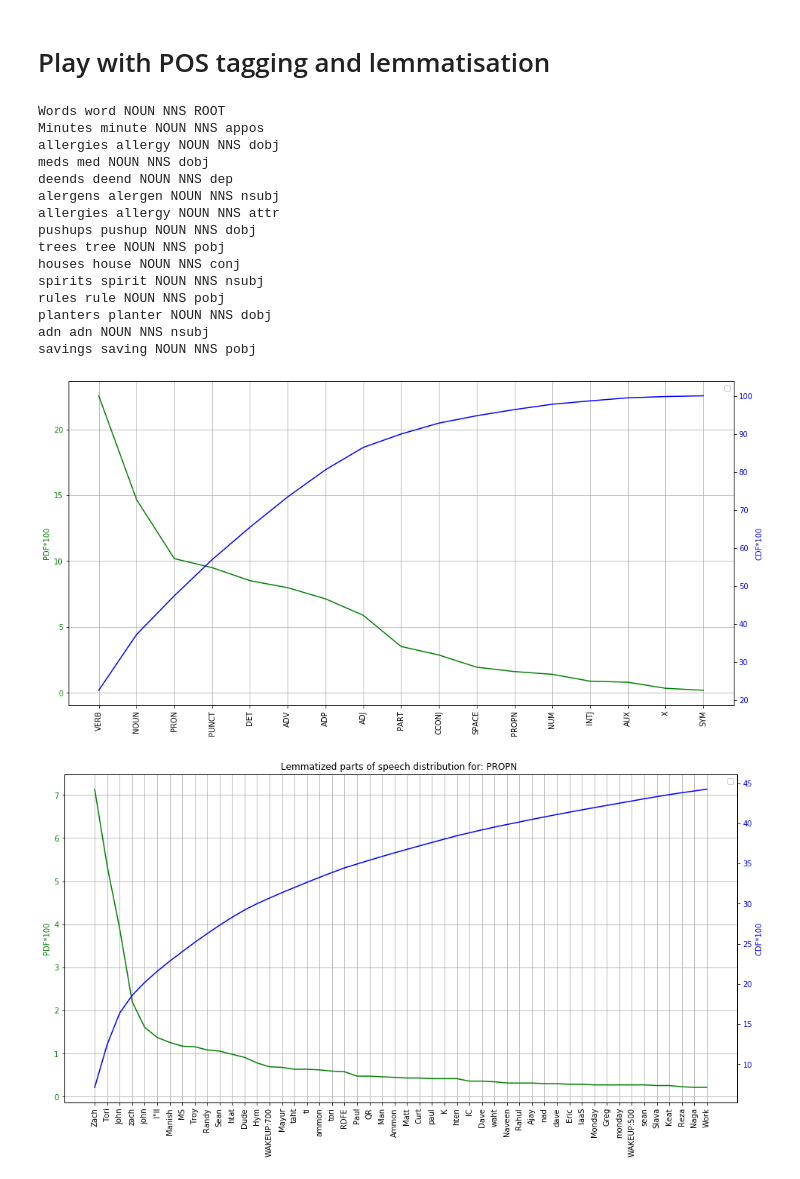
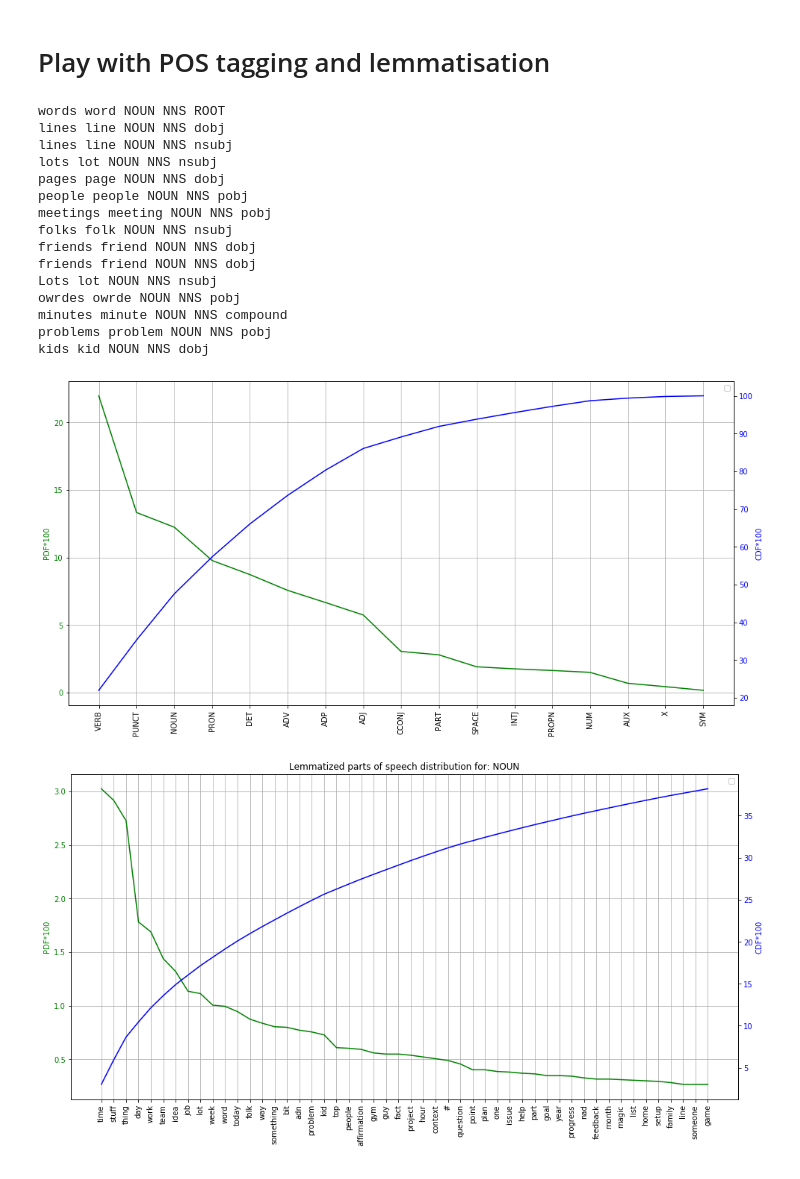
Before and after one commit to idvorkin/jupyter, a Jupyter notebook: PlayNLP.ipynb, the cells around one changed output. Drawn from its saved outputs; the diff is of its cells as text; code cells hidden in the pictures.

```diff
--- a/PlayNLP.ipynb
+++ b/PlayNLP.ipynb
@@ -42,8 +45,8 @@ from nltk.tokenize import word_tokenize
 from pathlib import Path
 
 # Load corpus of my daily ramblings
-# mypath = os.path.expanduser("~/gits/igor2/750words/*md")
-corpus_path = os.path.expanduser("/mnt/c/Users/idvor/OneDrive/backup/Diary/*txt")
+corpus_path = os.path.expanduser("~/gits/igor2/750words/*md")
+# corpus_path = os.path.expanduser("/mnt/c/Users/idvor/OneDrive/backup/Diary/*txt")
 corpus_files = glob.glob(corpus_path)
 
 """
@@ -164,39 +167,39 @@ for token in interesting[:max_to_analyze]:
     # print(token.text, token.lemma_, token.pos_, token.tag_, token.dep_, token.shape_, token.is_alpha, token.is_stop)
     print(token.text, token.lemma_, token.pos_, token.tag_, token.dep_)
 # %% [output]
-Words word NOUN NNS ROOT
-Minutes minute NOUN NNS appos
-allergies allergy NOUN NNS dobj
-meds med NOUN NNS dobj
-deends deend NOUN NNS dep
-alergens alergen NOUN NNS nsubj
-allergies allergy NOUN NNS attr
-pushups pushup NOUN NNS dobj
-trees tree NOUN NNS pobj
-houses house NOUN NNS conj
-spirits spirit NOUN NNS nsubj
-rules rule NOUN NNS pobj
-planters planter NOUN NNS dobj
-adn adn NOUN NNS nsubj
-savings saving NOUN NNS pobj
+words word NOUN NNS ROOT
+lines line NOUN NNS dobj
+lines line NOUN NNS nsubj
+lots lot NOUN NNS nsubj
+pages page NOUN NNS dobj
+people people NOUN NNS pobj
+meetings meeting NOUN NNS pobj
+folks folk NOUN NNS nsubj
+friends friend NOUN NNS dobj
+friends friend NOUN NNS dobj
+Lots lot NOUN NNS nsubj
+owrdes owrde NOUN NNS pobj
+minutes minute NOUN NNS compound
+problems problem NOUN NNS pobj
+kids kid NOUN NNS dobj
 # %%
 GraphWordDistribution([token.pos_ for token in doc])
 # %% [output]
-[figure, old version]
+[figure, new version]
 # %%
 # interesting =  [token for token in  doc]
 # Parts of speech: https://spacy.io/usage/linguistic-features
-interesting_pos = "PROPN "
-# interesting_pos = "NOUN"
+# interesting_pos = "PROPN"
+interesting_pos = "NOUN"
 interesting_pos_set = set(interesting_pos.split())
 interesting = [token for token in doc if token.pos_ in interesting_pos_set]
 # interesting = [ token for token in doc if token.pos_ != "PUNCT" and token.pos_ != "SYM" and len(token.text) > 3]
 interesting_words = [token.lemma_ for token in interesting]
 GraphWordDistribution(
     interesting_words,
     title=f"Lemmatized parts of speech distribution for: {interesting_pos}",
     skip=0,
     length=50,
 )
 # %% [output]
-[figure, old version]
+[figure, new version]
```
Also changed, not shown: parts of 5 cells of this notebook, 1 other file.
